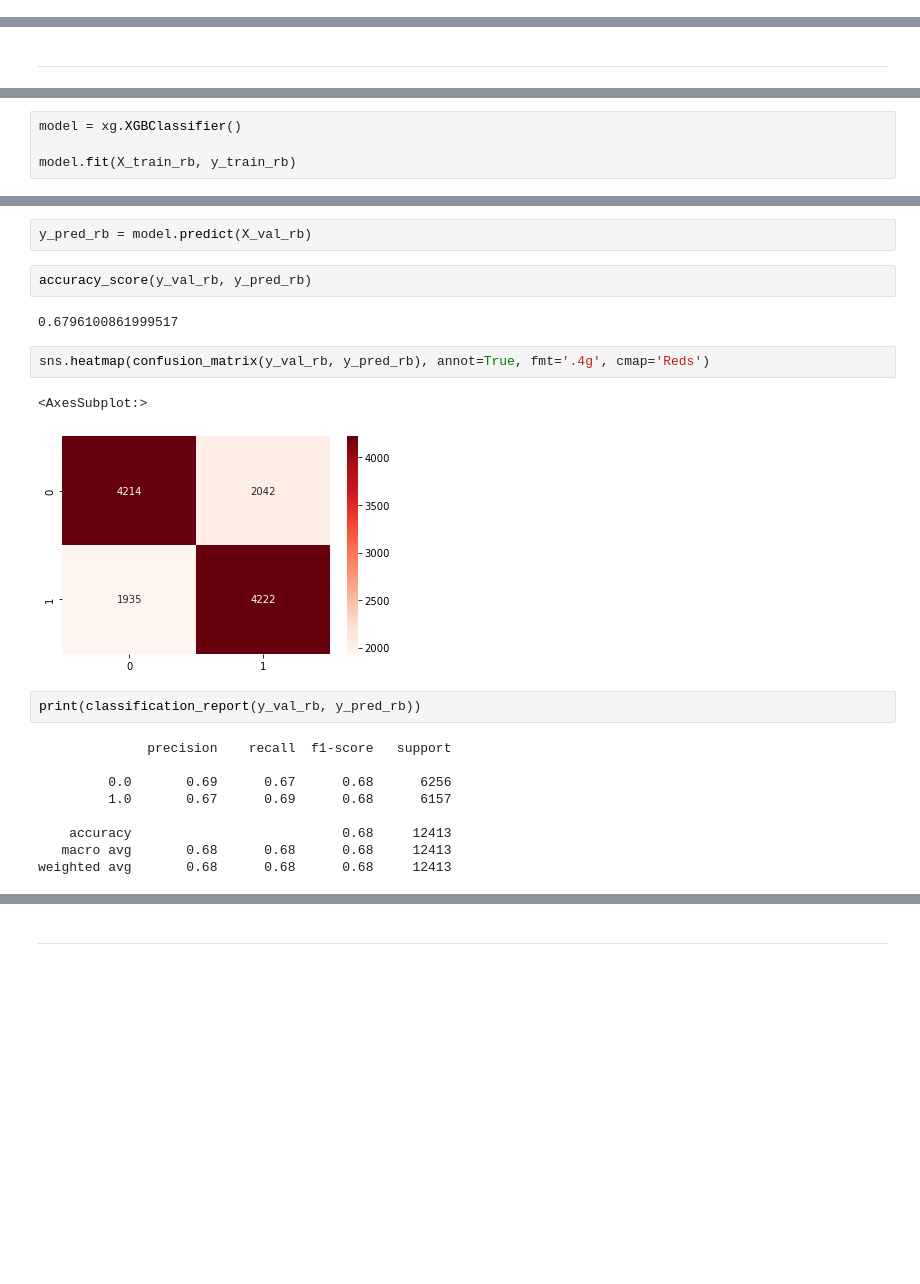
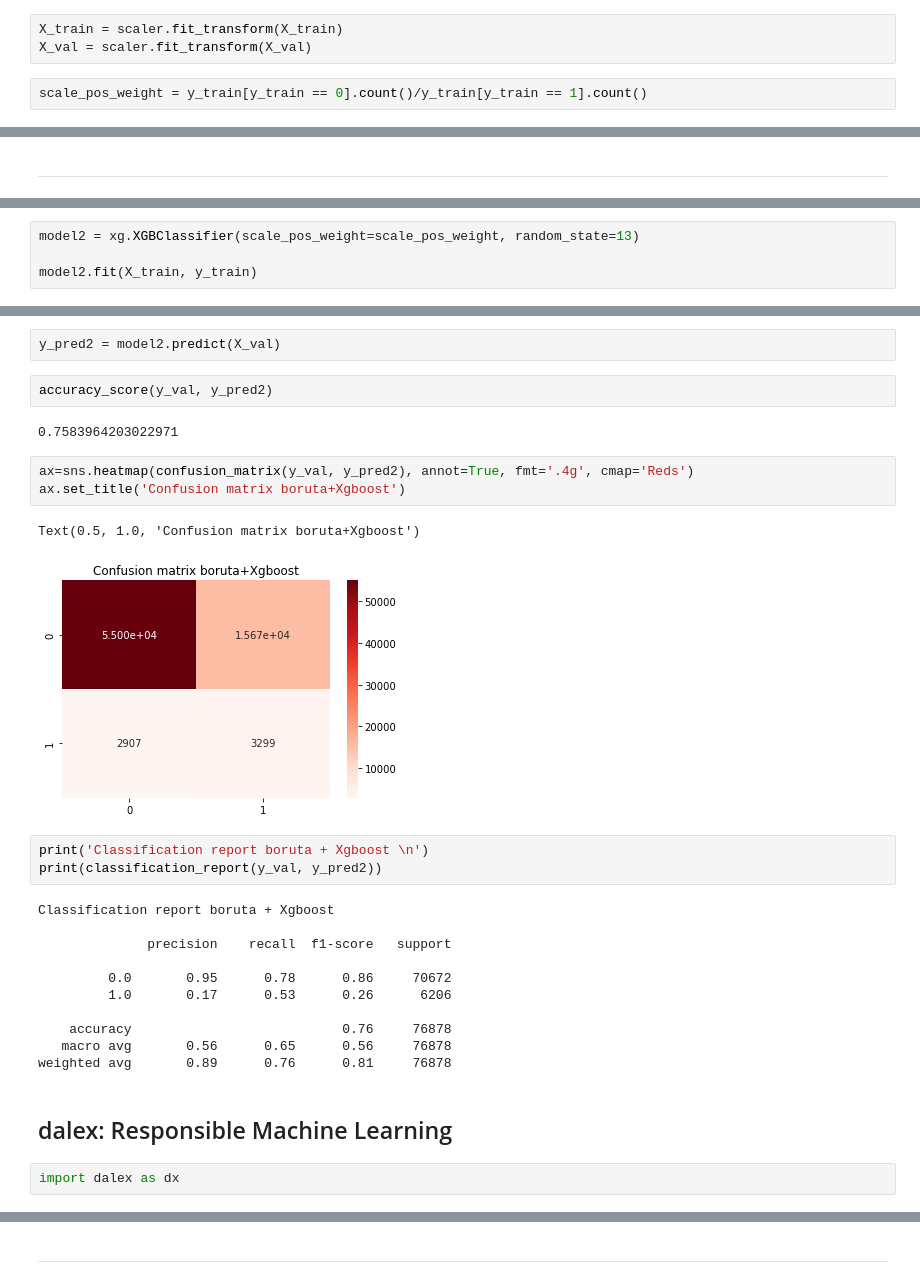
Before and after one commit to eltarr-kawther/Credit-Scoring, a Jupyter notebook: Notebooks/FeatureSelection.ipynb, the cells around one changed output, grey strips where cells are left out. Drawn from its saved outputs; the diff is of its cells as text; blank space fills up the shorter version.

```diff
--- a/Notebooks/FeatureSelection.ipynb
+++ b/Notebooks/FeatureSelection.ipynb
@@ -268,0 +305,5 @@ X_train_nb, X_val_nb, y_train_nb, y_val_nb = train_test_split(X_nm_boruta, y_nm,
+# %%
+X_train = scaler.fit_transform(X_train)
+X_val = scaler.fit_transform(X_val)
+# %%
+scale_pos_weight = y_train[y_train == 0].count()/y_train[y_train == 1].count()
@@ -345,6 +357,6 @@ X_train_rb, X_val_rb, y_train_rb, y_val_rb = train_test_split(X_ru_boruta, y_ru,
 # %%
-model = xg.XGBClassifier()
+model2 = xg.XGBClassifier(scale_pos_weight=scale_pos_weight, random_state=13)
 
-model.fit(X_train_rb, y_train_rb)
+model2.fit(X_train, y_train)
 # %% [output]
 The use of label encoder in XGBClassifier is deprecated and will be removed in a future release. To remove this warning, do the following: 1) Pass option use_label_encoder=False when constructing XGBC ...
@@ -361,22 +374,30 @@ XGBClassifier(base_score=0.5, booster='gbtree', colsample_bylevel=1,
 # %%
-y_pred_rb = model.predict(X_val_rb)
+y_pred2 = model2.predict(X_val)
 # %%
-accuracy_score(y_val_rb, y_pred_rb)
+accuracy_score(y_val, y_pred2)
 # %% [output]
-0.6796100861999517
+0.7583964203022971
 # %%
-sns.heatmap(confusion_matrix(y_val_rb, y_pred_rb), annot=True, fmt='.4g', cmap='Reds')
+ax=sns.heatmap(confusion_matrix(y_val, y_pred2), annot=True, fmt='.4g', cmap='Reds')
+ax.set_title('Confusion matrix boruta+Xgboost')
 # %% [output]
-<AxesSubplot:>
+Text(0.5, 1.0, 'Confusion matrix boruta+Xgboost')
-[figure, old version]
+[figure, new version]
 # %%
-print(classification_report(y_val_rb, y_pred_rb))
+print('Classification report boruta + Xgboost \n')
+print(classification_report(y_val, y_pred2))
 # %% [output]
+Classification report boruta + Xgboost
+
               precision    recall  f1-score   support
 
-         0.0       0.69      0.67      0.68      6256
-         1.0       0.67      0.69      0.68      6157
+         0.0       0.95      0.78      0.86     70672
+         1.0       0.17      0.53      0.26      6206
 
-    accuracy                           0.68     12413
-   macro avg       0.68      0.68      0.68     12413
-weighted avg       0.68      0.68      0.68     12413
+    accuracy                           0.76     76878
+   macro avg       0.56      0.65      0.56     76878
+weighted avg       0.89      0.76      0.81     76878
+# %% [markdown]
+## dalex: Responsible Machine Learning
+# %%
+import dalex as dx
```
Also changed, not shown: parts of 63 cells of this notebook.
